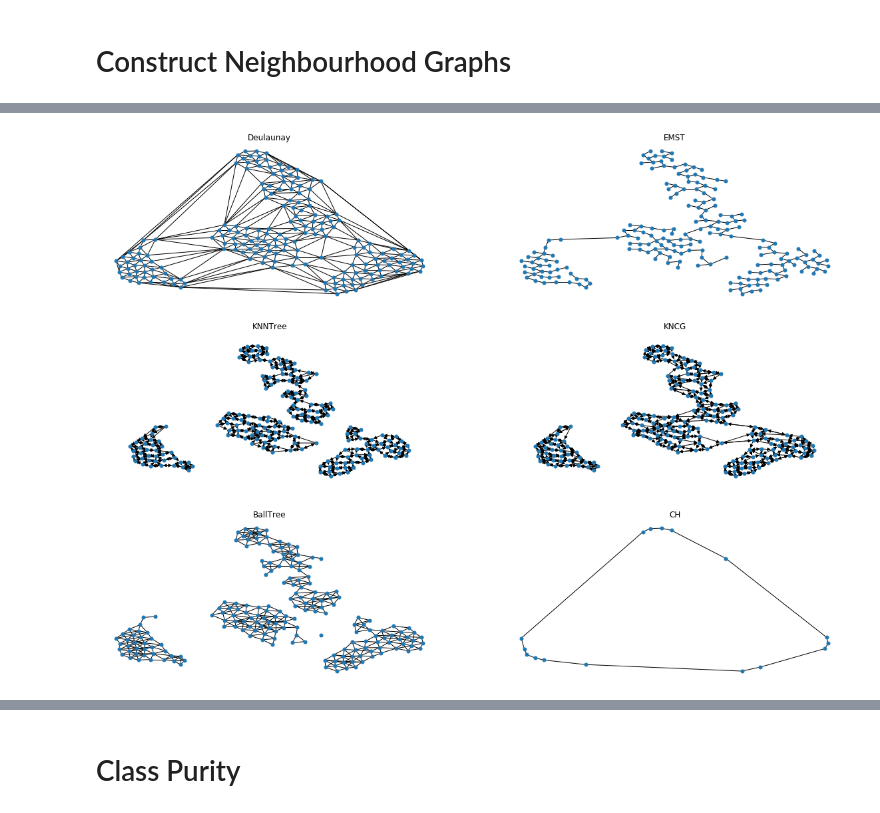
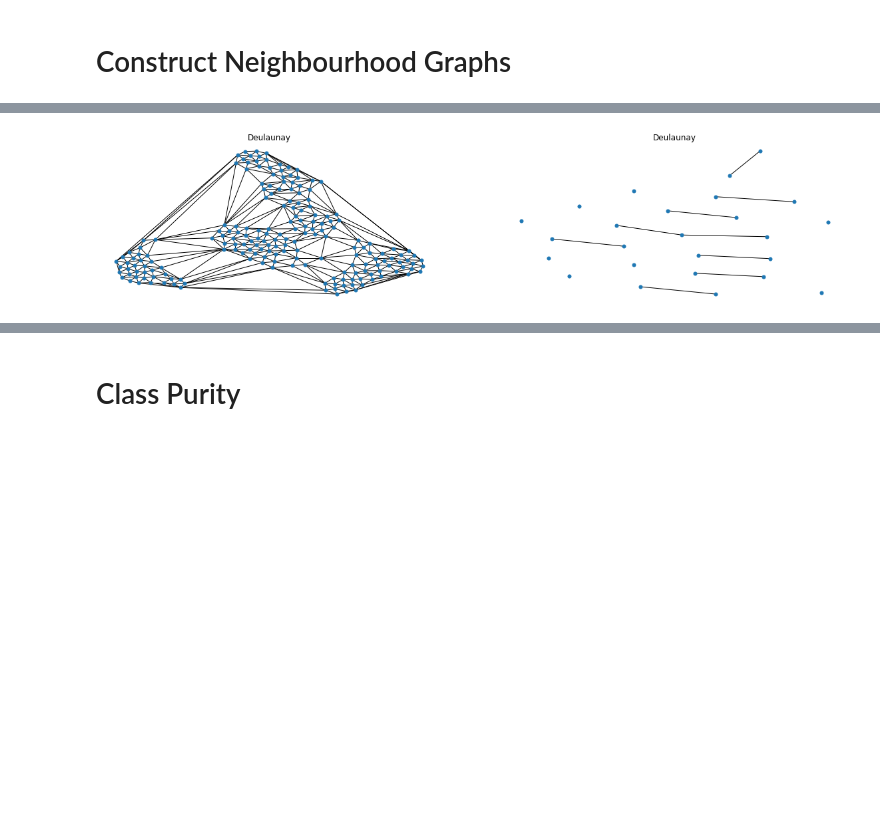
Before and after one commit to kix2mix2/SepMe, a Jupyter notebook: Jupyters/Graph Neighbourhood Implementation & Sanity tests.ipynb, the cells around one changed output, grey strips where cells are left out. Saved outputs shown, nothing was run; the diff lists cells and outputs as text; code cells hidden in the pictures; blank space fills up the shorter version.

Commit message:
Pipeline 95% complete, only data saving is missing/

```diff
--- a/Jupyters/Graph Neighbourhood Implementation & Sanity tests.ipynb
+++ b/Jupyters/Graph Neighbourhood Implementation & Sanity tests.ipynb
@@ -191,7 +230,7 @@ def get_rng(df, graph_del, graph_mst):
         edge_weight = edge[2]['weight']
         for possible_blocker in candidate_graph.nodes(data = True):
             pos = possible_blocker[1]['pos']
-            dist_n0 = cdist(pos, candidate_graph.nodes(data=True)[edge[0]]['pos'])
+            dist_n0 = euclidean(pos, candidate_graph.nodes(data=True)[edge[0]]['pos'])
             dist_n1 = euclidean(pos, candidate_graph.nodes(data=True)[edge[1]]['pos'])
             if dist_n0 < edge_weight and dist_n1 < edge_weight:
                 remove_list.append(edge)
@@ -289,7 +328,7 @@ def get_as(df, alpha=0.05):
     graph.remove_edges_from(del_edges)
     return graph
 
-
+@profile
 @timeit
 def get_CBSG(df, beta = 0,  dists = None):
 
@@ -320,24 +359,20 @@ def get_CBSG(df, beta = 0,  dists = None):
                     cosine_angle = np.dot(ak, bk) / (dists[node_a, node_k] * dists[node_b, node_k])
                     if cosine_angle>1 or cosine_angle<-1:
                         novois = 1
-                        continue
+                        break
 
                     angle = np.arccos(cosine_angle)
 
                 except:
-                    print('-----')
-                    print(row_a)
-                    print(row_b)
-                    print(row_k)
-                    print('..')
-                    print(cosine_angle)
                     novois = 1
-                    continue
+                    angle = angleMax + 1
+                    break
 
 
                 #break
-                if angle > angleMax or angle:
+                if angle > angleMax:
                     novois = 1
+                    break
             #break
             if novois == 0:
                 graph.add_edge(node_a, node_b, weight = dists[node_a][node_b])
@@ -353,46 +388,52 @@ graph_del = get_delaunay(df)
 plt.subplot(421, figure = f, title = 'Deulaunay')
 nx.draw(graph_del, pointIDXY, node_size=25)
 
-# test EMST
-graph_mst = get_mst(graph_del)
-plt.subplot(422, figure = f, title = 'EMST')
-nx.draw(graph_mst, pointIDXY, node_size=25)
+
+# test Delauney
+graph_del = get_CBSG(df[0:25], beta = -0.5,  dists = None)
+plt.subplot(422, figure = f, title = 'Deulaunay')
+nx.draw(graph_del, pointIDXY, node_size=25)
+
+# # test EMST
+# graph_mst = get_mst(graph_del)
+# plt.subplot(422, figure = f, title = 'EMST')
+# nx.draw(graph_mst, pointIDXY, node_size=25)
 
 
-# test KNNtree
-graph = get_knntree(df,3)
-plt.subplot(423, figure = f, title = 'KNNTree')
-nx.draw(graph, pointIDXY, node_size=25)
-
-# test KNCG
-graph_kncg = get_kncg(df, 3)
-plt.subplot(424, figure = f, title = 'KNCG')
-nx.draw(graph_kncg, pointIDXY, node_size=25)
 
 
-# test BallTree
-graph = get_balltree(df, 50)
-plt.subplot(425, figure = f, title = 'BallTree')
-nx.draw(graph, pointIDXY, node_size=25)
+# # test KNNtree
+# graph = get_knntree(df,3)
+# plt.subplot(423, figure = f, title = 'KNNTree')
+# nx.draw(graph, pointIDXY, node_size=25)
+
+# # test KNCG
+# graph_kncg = get_kncg(df, 3)
+# plt.subplot(424, figure = f, title = 'KNCG')
+# nx.draw(graph_kncg, pointIDXY, node_size=25)
 
 
-# test Convex Hull (CH)
-graph_ch = get_convex_hull(df)
-plt.subplot(426, figure = f, title = 'CH')
-nx.draw(graph_ch, pointIDXY, node_size=25)
+# # test BallTree
+# graph = get_balltree(df, 50)
+# plt.subplot(425, figure = f, title = 'BallTree')
+# nx.draw(graph, pointIDXY, node_size=25)
+
+
+# # test Convex Hull (CH)
+# graph_ch = get_convex_hull(df)
+# plt.subplot(426, figure = f, title = 'CH')
+# nx.draw(graph_ch, pointIDXY, node_size=25)
 
 
 # # test GONG
 # gong = get_gong(df, 0.3)
-# plt.subplot(426, figure = f, title = 'GONG')
-# nx.draw(gong, pointIDXY, node_size=25)
-
-
-# # test Gabriel
-# gong = get_gong(df, 0.5)
 # plt.subplot(427, figure = f, title = 'GONG')
 # nx.draw(gong, pointIDXY, node_size=25)
 
 
-plt.show()
+# graph_rng = get_rng(df, graph_del, graph_mst)
+# plt.subplot(428, figure = f, title = 'RNG')
+# nx.draw(graph_rng, pointIDXY, node_size=25)
+
+# plt.show()
 # %% [output]
@@ -421,4 +457,4 @@ The iterable function was deprecated in Matplotlib 3.1 and will be removed in 3.
-[figure, old version]
+[figure, new version]
 # %%
 f = plt.figure(figsize=(20,10))
 k = 4
```
Also changed, not shown: parts of 18 cells of this notebook, 8 other files.
